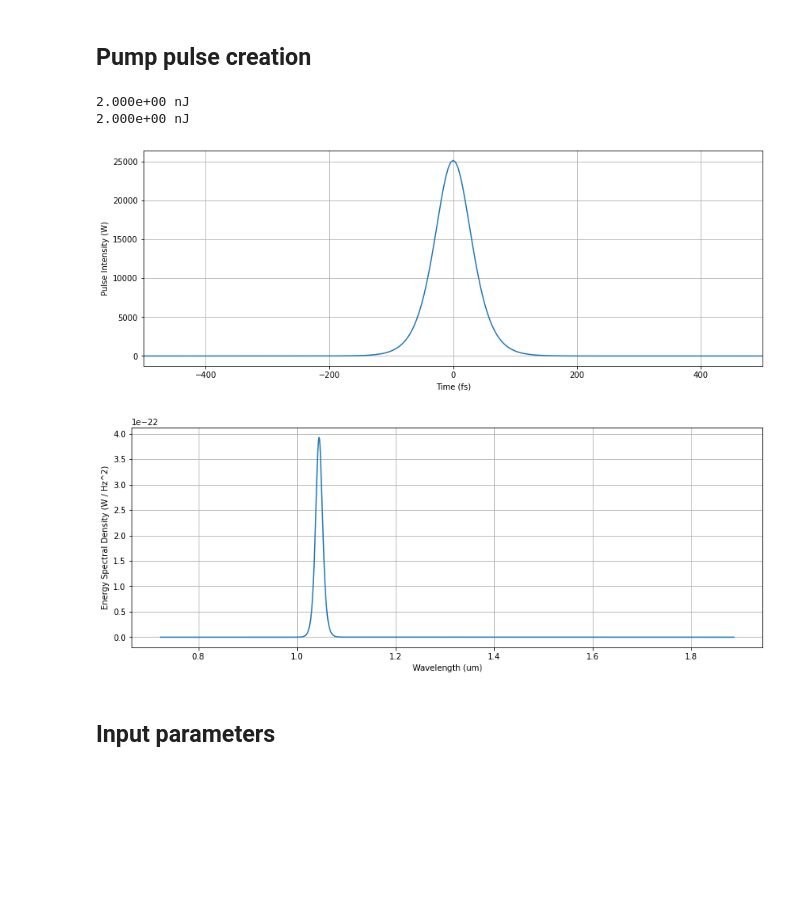
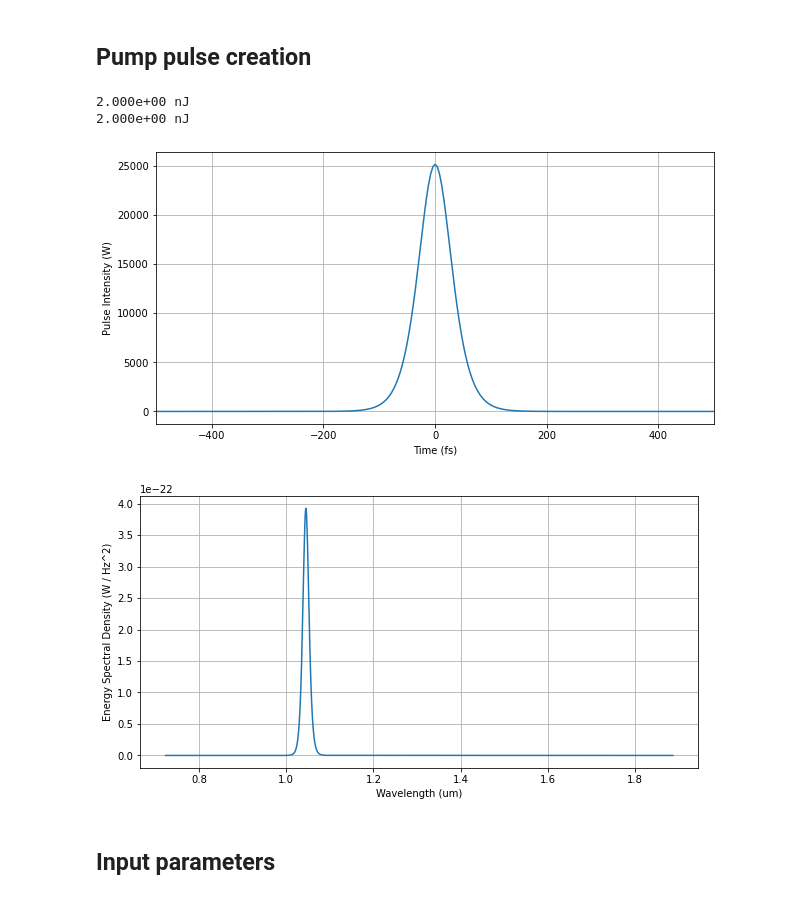
Before and after one commit to ledezmaluism/snow, a Jupyter notebook: Notebooks/Nonlinear_Test_Marc.ipynb, the cells around one changed output. Saved outputs shown, nothing was run; the diff lists cells and outputs as text; code cells hidden in the pictures; blank space fills up the shorter version.

```diff
--- a/Notebooks/Nonlinear_Test_Marc.ipynb
+++ b/Notebooks/Nonlinear_Test_Marc.ipynb
@@ -19,6 +18,6 @@ from scipy.constants import pi, c
 # %%
 #Change size of plots
-plt.rcParams['figure.figsize'] = [14, 5]
+plt.rcParams['figure.figsize'] = [10, 5]
 # %% [markdown]
 ## Units
 We'll work in the following units:
@@ -61,23 +61,23 @@ print(format(signal.energy_fd()*1e15, '0.3e'), 'fJ')
 # %%
 #Parameters
 wlb = wla/2 #pump wavelength (mm)
 pump_pwr = 0.5 #Average pump power (W)
 Tp = 70 #Input pulse width (fs)
 
 #Pulse creation
 tau = Tp/1.76
 pulse = np.sqrt(0.88*4e6/Tp*pump_pwr)*sech(t/tau)
-pump = nlo.pulse(t, pulse, wlb*1e3)
+pump_in = nlo.pulse(t, pulse, wlb*1e3)
 
-pump.plot_magsq_vs_time(xlim=[-500,500])
-pump.plot_ESD_vs_wavelength()
-print(format(pump.energy_td()*1e9, '0.3e'), 'nJ')
-print(format(pump.energy_fd()*1e9, '0.3e'), 'nJ')
+pump_in.plot_magsq_vs_time(xlim=[-500,500])
+pump_in.plot_ESD_vs_wavelength()
+print(format(pump_in.energy_td()*1e9, '0.3e'), 'nJ')
+print(format(pump_in.energy_fd()*1e9, '0.3e'), 'nJ')
 # %% [output]
 2.000e+00 nJ
 2.000e+00 nJ
-[figure, old version]
+[figure, new version]
-[figure, old version]
+[figure, new version]
 # %% [markdown]
 ## Input parameters
 # %%
```
Also changed, not shown: parts of 27 cells of this notebook.
